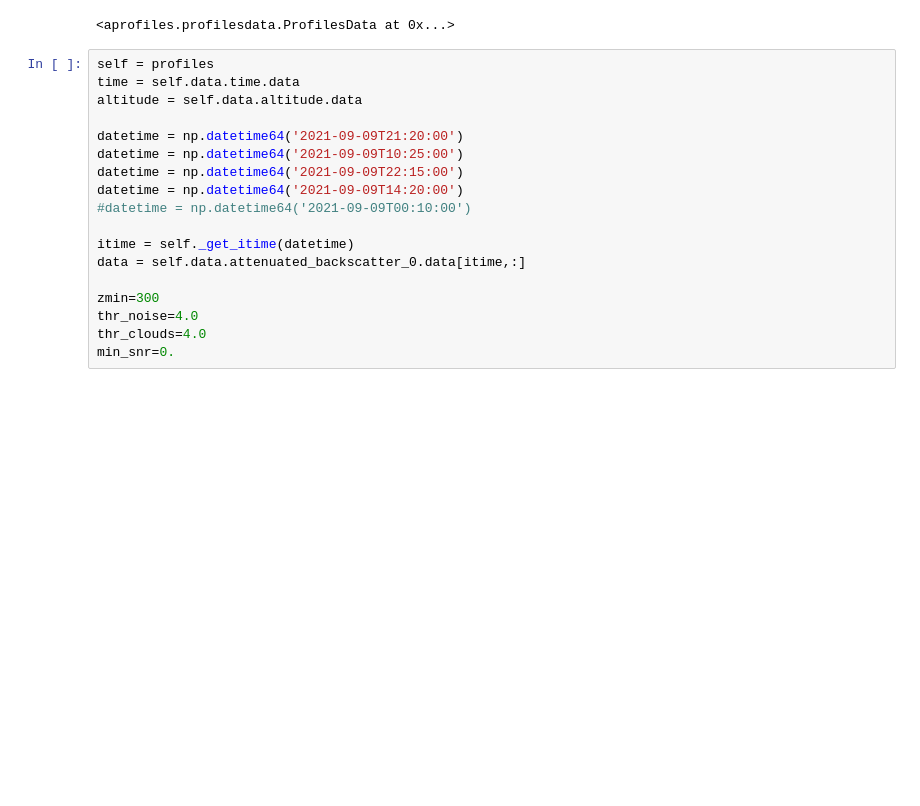
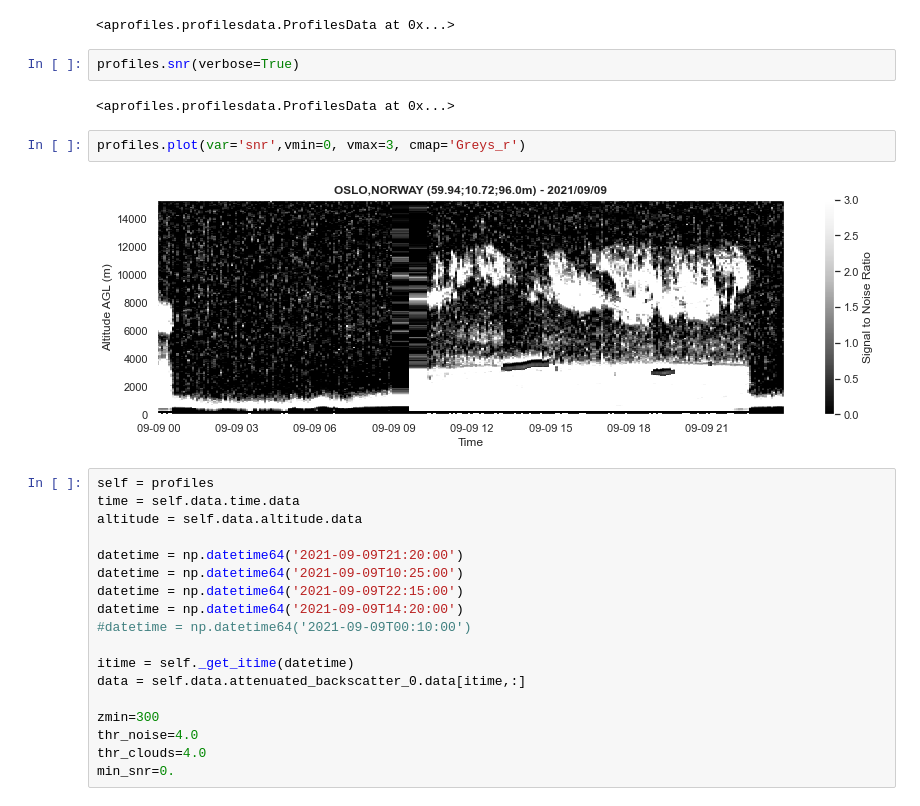
Before and after one commit to AugustinMortier/a-profiles, a Jupyter notebook: dev.ipynb, the cells around one changed output. Cells and saved outputs as stored; diff of their text form; blank space fills up the shorter version.

```diff
--- a/dev.ipynb
+++ b/dev.ipynb
@@ -13,6 +13,14 @@ profiles.extrapolate_below(z=300, inplace=True)
 profiles.desaturate_below(z=4000, inplace=True)
 # %% [output]
 <aprofiles.profilesdata.ProfilesData at 0x...>
+# %%
+profiles.snr(verbose=True)
+# %% [output]
+<aprofiles.profilesdata.ProfilesData at 0x...>
+# %%
+profiles.plot(var='snr',vmin=0, vmax=3, cmap='Greys_r')
+# %% [output]
+[figure, added]
 # %%
 self = profiles
 time = self.data.time.data
```
Also changed, not shown: 49 other files.
